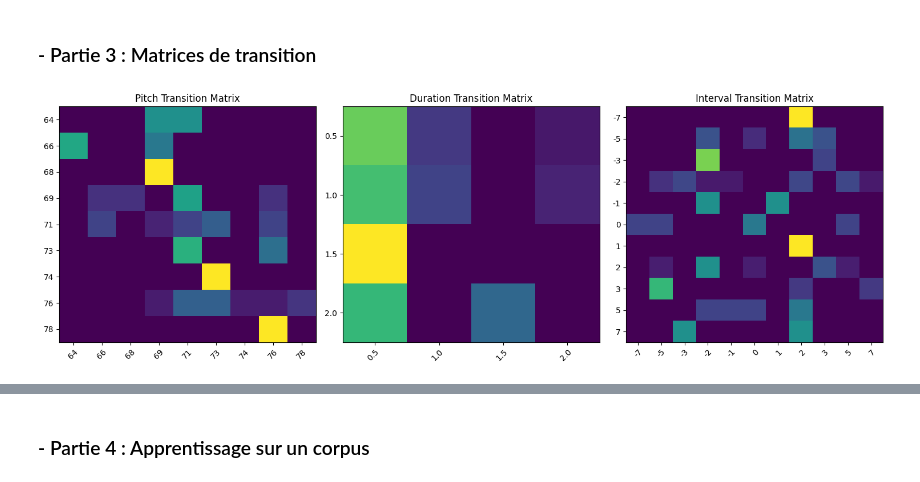
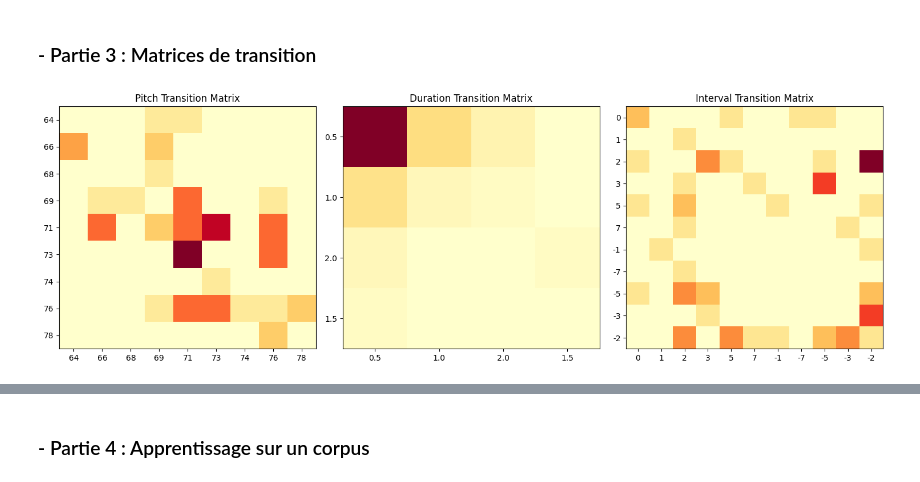
Before and after one commit to NotTheStallion/music-ai, a Jupyter notebook: tp-2_AIM.ipynb, the cells around one changed output, grey strips where cells are left out. Saved outputs shown, nothing was run; the diff lists cells and outputs as text; code cells hidden in the pictures.

```diff
--- a/tp-2_AIM.ipynb
+++ b/tp-2_AIM.ipynb
@@ -252,80 +367,60 @@ marker: [Marker(text="HI", time=0)]
 # %% [markdown]
 ### - Partie 3 : Matrices de transition
 # %%
-def calculate_transition_matrix(sequence):
-    unique_values = sorted(set(sequence))
-    num_values = len(unique_values)
-
-    transition_matrix = np.zeros((num_values, num_values))
-
-    for i in range(len(sequence) - 1):
-        current_value = sequence[i]
-        next_value = sequence[i + 1]
-
-        current_index = unique_values.index(current_value)
-        next_index = unique_values.index(next_value)
-
+def get_transition_matrix(values):
+    list_distinct_values = np.array(list(set(values)))
+    nb_distinct_values = len(list_distinct_values)
+    transition_matrix = np.zeros((nb_distinct_values, nb_distinct_values))
+    for i in range(1, len(values)):
+        current_value = values[i-1]
+        next_value = values[i]
+        current_index = np.where(list_distinct_values == current_value)[0][0]
+        next_index = np.where(list_distinct_values == next_value)[0][0]
         transition_matrix[current_index, next_index] += 1
-
-    # Normalize the matrix to get transition probabilities
-    row_sums = transition_matrix.sum(axis=1)
-
-     # Avoid division by zero: handle zero row sums by setting them to a small positive value
-    row_sums[row_sums == 0] = 1e-10
-
-    # Normalization for non-zero row sums
-    transition_matrix = transition_matrix / row_sums[:, np.newaxis]
-
-    return transition_matrix, unique_values
+    return list_distinct_values, transition_matrix
 
 
 def plot_transition_matrix(ax, matrix, unique_values, title):
-    im = ax.imshow(matrix, cmap='viridis', interpolation='nearest', aspect='auto')
+    im = ax.imshow(matrix, cmap='YlOrRd', interpolation='nearest', aspect='auto')
 
     ax.set_xticks(np.arange(len(unique_values)))
     ax.set_yticks(np.arange(len(unique_values)))
     ax.set_xticklabels(unique_values)
     ax.set_yticklabels(unique_values)
     ax.set_title(title)
-
-    plt.setp(ax.get_xticklabels(), rotation=45, ha="right", rotation_mode="anchor")
-
     return im
 
 def load_midi_file(file_path):
     midi_obj = mt.MidiFile(file_path)
     try :
         midi_obj.instruments[0].notes
     except:
         print(f"Error: No notes found in the MIDI file at path '{file_path}'.")
         return None
     pitches = [note.pitch for note in midi_obj.instruments[0].notes]
     durations = [(note.end - note.start) / midi_obj.ticks_per_beat for note in midi_obj.instruments[0].notes]
     intervals = [y - x for x, y in zip(pitches[:-1], pitches[1:])]
     return pitches, durations, intervals
 
-# Example usage:
-mido_obj = mt.MidiFile('midi/shanxi-802.mid')
 
-# Extract pitch, duration, and interval sequences from the MIDI file
-pitches, durations, intervals = load_midi_file('midi/shanxi-802.mid')
 
-# Calculate transition matrices for pitches, durations, and intervals
-pitch_transition_matrix, pitch_unique_values = calculate_transition_matrix(pitches)
-duration_transition_matrix, duration_unique_values = calculate_transition_matrix(durations)
-interval_transition_matrix, interval_unique_values = calculate_transition_matrix(intervals)
+note_pitches, durations, intervals = load_midi_file('midi/shanxi-802.mid')
 
-# Plot all three transition matrices in one figure
+unique_pitches, pit_transition_matrix = get_transition_matrix(note_pitches)
+unique_durations, dur_transition_matrix = get_transition_matrix(durations)
+unique_intervals, inter_transition_matrix = get_transition_matrix(intervals)
+
+
 fig, axs = plt.subplots(1, 3, figsize=(15, 5))
 
-plot_transition_matrix(axs[0], pitch_transition_matrix, pitch_unique_values, 'Pitch Transition Matrix')
-plot_transition_matrix(axs[1], duration_transition_matrix, duration_unique_values, 'Duration Transition Matrix')
-plot_transition_matrix(axs[2], interval_transition_matrix, interval_unique_values, 'Interval Transition Matrix')
+plot_transition_matrix(axs[0], pit_transition_matrix, unique_pitches, 'Pitch Transition Matrix')
+plot_transition_matrix(axs[1], dur_transition_matrix, unique_durations, 'Duration Transition Matrix')
+plot_transition_matrix(axs[2], inter_transition_matrix, unique_intervals, 'Interval Transition Matrix')
 
 plt.tight_layout()
 plt.show()
 # %% [output]
-[figure, old version]
+[figure, new version]
 # %%
 # Generate melodies
 def generate_max_probability_melody(transition_matrix, unique_values, num_notes=100):
```
Also changed, not shown: parts of 9 cells of this notebook.
